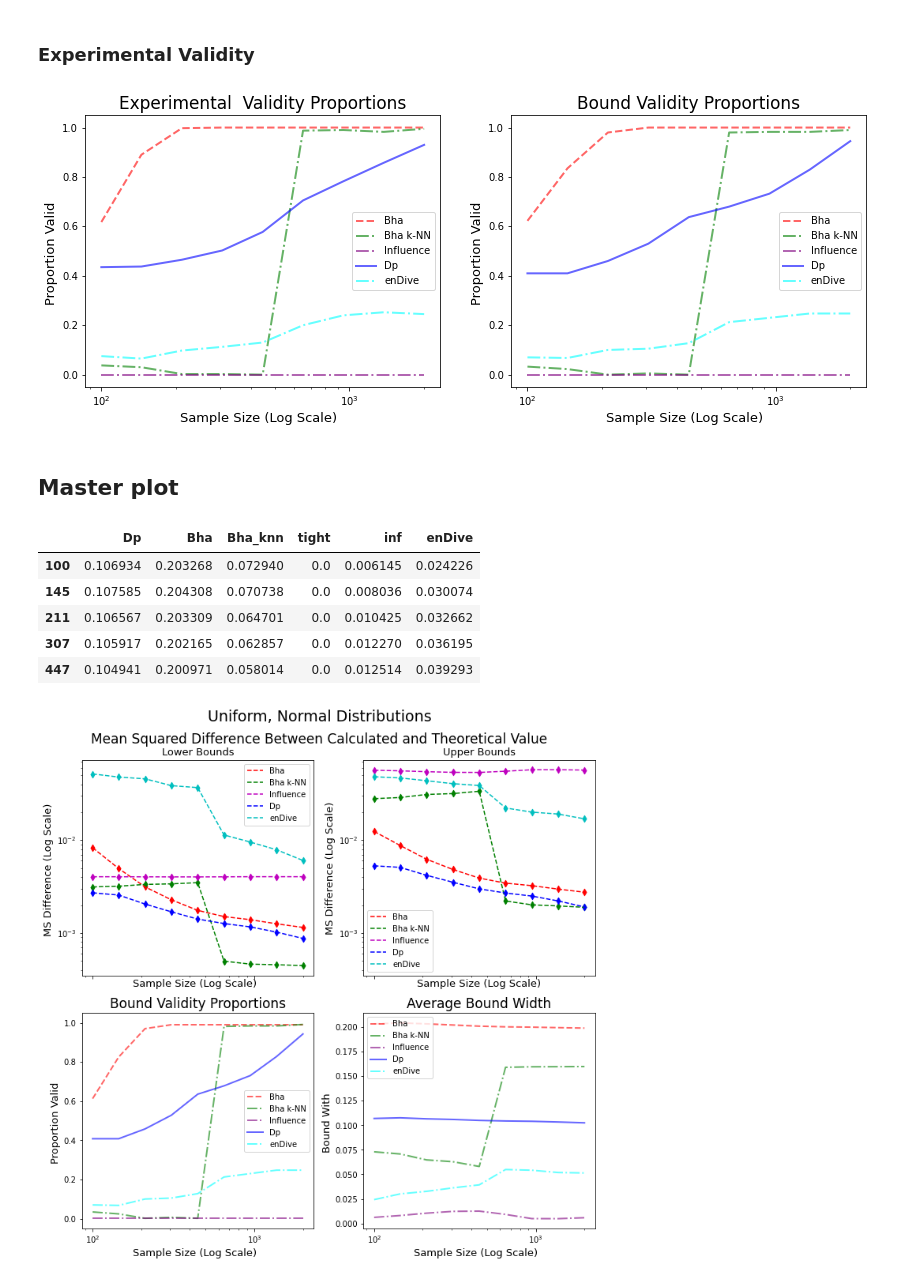
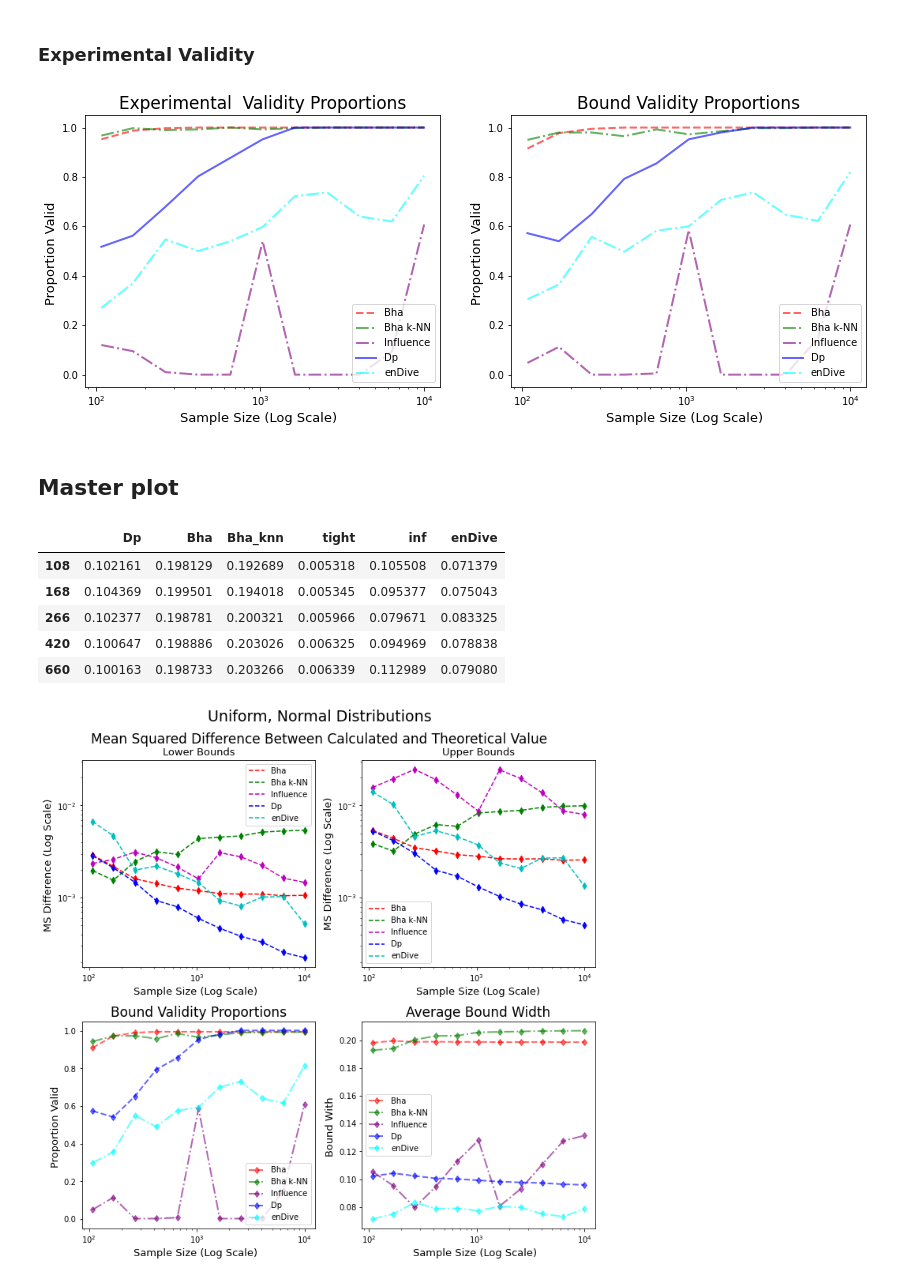
Before and after one commit to rj-may/BER_Bounds_Eval, a Jupyter notebook: alt_distr/uniform_normal.ipynb, the cells around one changed output. Saved outputs shown, nothing was run; the diff lists cells and outputs as text; code cells hidden in the pictures.

Commit message:
cleaing up - Also added some more demo plots

```diff
--- a/alt_distr/uniform_normal.ipynb
+++ b/alt_distr/uniform_normal.ipynb
@@ -32,7 +32,7 @@ import time
 # %%
 PICKLED =True
 
-dim_str = "15"
+dim_str = "8"
 # %%
 file_path = 'sim_data/uniform_normal'+ dim_str + '.pkl' # DONT FORGET TO CHANGE ME IF YOU COPY AND PASTE
 
@@ -47,7 +47,7 @@ if PICKLED == True:
 
     print('Loaded object successfully')
 
-    bound_obj_lst = loaded_objects
+    bound_obj_lst, sample_sizes = loaded_objects
 # %% [output]
 Loaded object successfully
 # %% [markdown]
@@ -55,9 +55,9 @@ Loaded object successfully
 # %%
 dpi = 250
 
-sample_sizes = np.logspace(2, 3.3011, 9 , endpoint = True, dtype = int)
+# sample_sizes = np.logspace(2, 3.3011, 9 , endpoint = True, dtype = int)
 
-# sample_sizes= sample_sizes *2
+sample_sizes= sample_sizes *2
 # %%
 lst = [obj() for obj in bound_obj_lst ]
 
@@ -569,7 +571,7 @@ ax.legend()
 
 plt.show()
 # %% [output]
-[figure, old version]
+[figure, new version]
 # %% [markdown]
 ## Master plot
 # %%
@@ -580,17 +582,18 @@ bound_width_df = pd.DataFrame(lst, index = sample_sizes)
 bound_width_df.head()
 # %% [output]
 |  | Dp | Bha | Bha_knn | tight | inf | enDive |
-| 100 | 0.106934 | 0.203268 | 0.072940 | 0.0 | 0.006145 | 0.024226 |
-| 145 | 0.107585 | 0.204308 | 0.070738 | 0.0 | 0.008036 | 0.030074 |
-| 211 | 0.106567 | 0.203309 | 0.064701 | 0.0 | 0.010425 | 0.032662 |
-| 307 | 0.105917 | 0.202165 | 0.062857 | 0.0 | 0.012270 | 0.036195 |
-| 447 | 0.104941 | 0.200971 | 0.058014 | 0.0 | 0.012514 | 0.039293 |
+| 108 | 0.102161 | 0.198129 | 0.192689 | 0.005318 | 0.105508 | 0.071379 |
+| 168 | 0.104369 | 0.199501 | 0.194018 | 0.005345 | 0.095377 | 0.075043 |
+| 266 | 0.102377 | 0.198781 | 0.200321 | 0.005966 | 0.079671 | 0.083325 |
+| 420 | 0.100647 | 0.198886 | 0.203026 | 0.006325 | 0.094969 | 0.078838 |
+| 660 | 0.100163 | 0.198733 | 0.203266 | 0.006339 | 0.112989 | 0.079080 |
 # %%
 
 
 fs =13
+# fig, axes = plt.subplots(nrows=2, ncols=2, figsize=(10, 10),sharex='all')
 
-fig, axes = plt.subplots(nrows=2, ncols=2, figsize=(10, 10),sharex='all')
+fig, axes = plt.subplots(nrows=2, ncols=2, figsize=(10, 10))
 st = fig.suptitle("Uniform, Normal Distributions", fontsize=fs+6)
 
 fig.text(0.5, 0.92, "Mean Squared Difference Between Calculated and Theoretical Value", ha='center', fontsize=fs+4 )
@@ -665,46 +668,46 @@ ax.set_xscale('log', base=10)
 # ax.set_yscale('log', base=10)
 
 
-ax.plot(df_noise["Bha"],'r--', label='Bha', alpha = overlapping, linewidth=lw )
-ax.plot(df_noise["Bha_knn"],'g-.', label='Bha k-NN', alpha = overlapping, linewidth = lw)
-ax.plot(df_noise["inf"],'purple',ls = "-.", label='Influence', alpha = overlapping, linewidth = lw)
-ax.plot(df_noise["Dp"], 'b-',  label='Dp', alpha = overlapping, linewidth = lw)
-ax.plot(df_noise["enDive"],'cyan',ls = "-.", label='enDive', alpha = overlapping, linewidth = lw)
+ax.plot(df_noise["Bha"], 'r--d', label='Bha', alpha=overlapping, linewidth=lw)
+ax.plot(df_noise["Bha_knn"], 'g-.d', label='Bha k-NN', alpha=overlapping, linewidth=lw)
+ax.plot(df_noise["inf"], color='purple', linestyle='-.', marker='d', label='Influence', alpha=overlapping, linewidth=lw)
+ax.plot(df_noise["Dp"], 'b--d', label='Dp', alpha=overlapping, linewidth=lw)
+ax.plot(df_noise["enDive"], color = 'cyan', linestyle='-.', marker ='d', label='enDive', alpha=overlapping, linewidth=lw)
+
 
 # ax.set_xticks(sample_sizes)
 ax.set_xlabel("Sample Size (Log Scale)  ", fontsize = fs)
 ax.set_ylabel("Proportion Valid ", fontsize=fs)
 ax.set_ylim(-0.05,1.05)
 ax.set_title("Bound Validity Proportions" , fontsize = fs +4)
 ax.legend()
 
 
-
 ax = axes[1][1]
 
 ax.set_xscale('log', base=10)
 # ax.set_yscale('log', base=10)
 
 
-ax.plot(bound_width_df["Bha"],'r--', label='Bha', alpha = overlapping, linewidth=lw )
-ax.plot(bound_width_df["Bha_knn"],'g-.', label='Bha k-NN', alpha = overlapping, linewidth = lw)
-ax.plot(bound_width_df["inf"],'purple',ls = "-.", label='Influence', alpha = overlapping, linewidth = lw)
-ax.plot(bound_width_df["Dp"], 'b-',  label='Dp', alpha = overlapping, linewidth = lw)
-ax.plot(bound_width_df["enDive"],'cyan',ls = "-.", label='enDive', alpha = overlapping, linewidth = lw)
+ax.plot(bound_width_df["Bha"],'r--d', label='Bha', alpha = overlapping, linewidth=lw )
+ax.plot(bound_width_df["Bha_knn"],'g-.d', label='Bha k-NN', alpha = overlapping, linewidth = lw)
+ax.plot(bound_width_df["inf"],color = 'purple',ls = "-.", marker= 'd', label='Influence', alpha = overlapping, linewidth = lw)
+ax.plot(bound_width_df["Dp"], 'b--d',  label='Dp', alpha = overlapping, linewidth = lw)
+ax.plot(bound_width_df["enDive"],color = 'cyan',ls = "-.", marker = 'd',label='enDive', alpha = overlapping, linewidth = lw)
 
 # ax.set_xticks(sample_sizes)
 ax.set_xlabel("Sample Size (Log Scale)  ", fontsize = fs)
 ax.set_ylabel("Bound With ", fontsize=fs)
 # ax.set_ylim(0.0, 0.3)
 ax.set_title("Average Bound Width" , fontsize = fs +4)
 ax.legend()
 
 
 fig.tight_layout(rect=[0, 0, 1, 0.97])  # Leave space for the common title
 # ax.set_xticks(sample_sizes)
 
 file_name = r"alt_distr/images/uniform_normal_master" + dim_str + ".png"
 plt.savefig(file_name,facecolor=(1,1,1,1),  bbox_inches='tight', dpi= dpi)
 plt.show()
 # %% [output]
-[figure, old version]
+[figure, new version]
```
Also changed, not shown: parts of 5 cells of this notebook, 10 other files.
